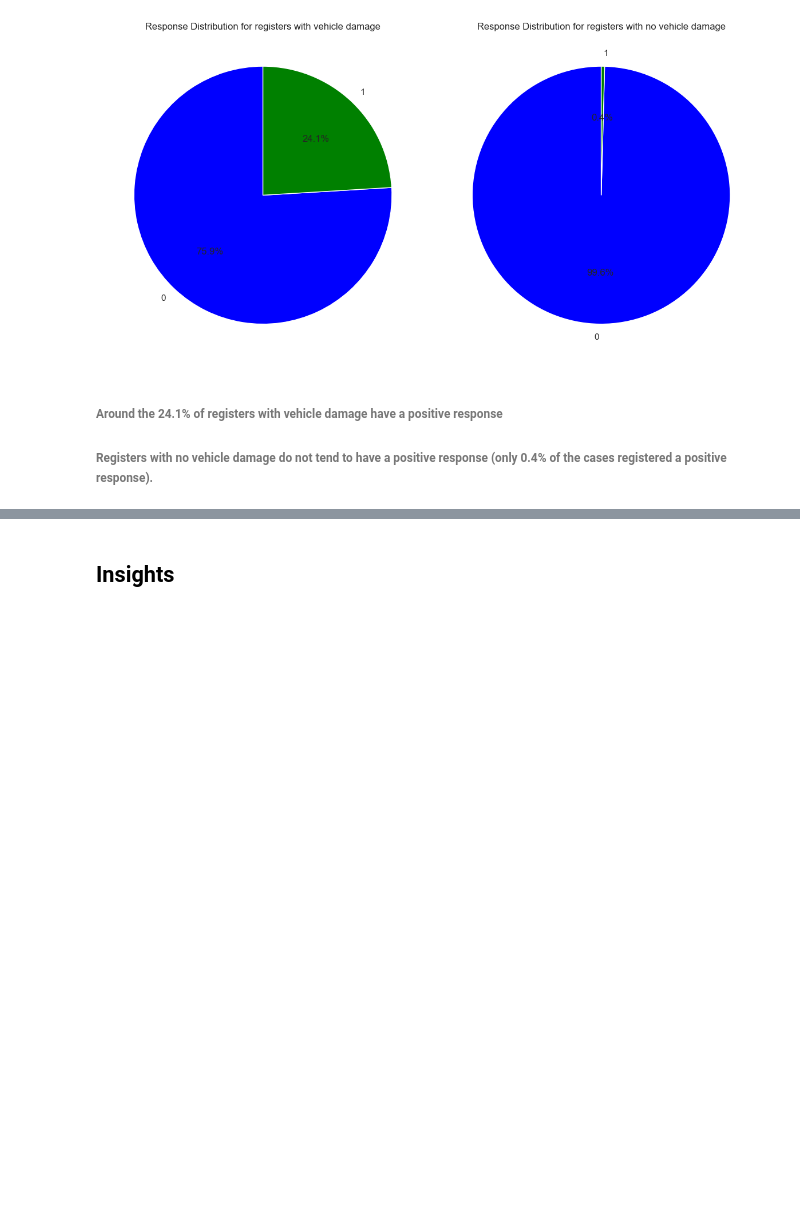
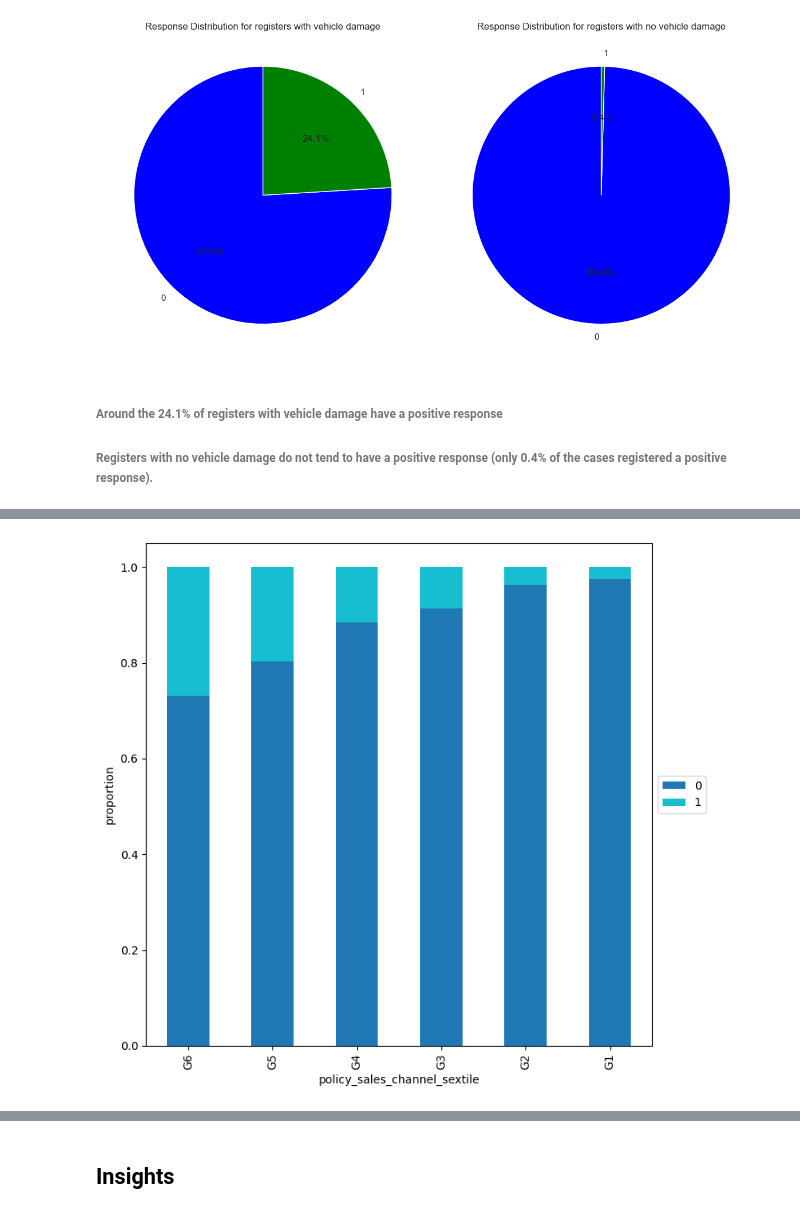
Before and after one commit to miguelazue/insurance-cross-selling, a Jupyter notebook: data_exploration.ipynb, the cells around one changed output, grey strips where cells are left out. Cells and saved outputs as stored; diff of their text form; code cells hidden in the pictures; blank space fills up the shorter version.

```diff
--- a/data_exploration.ipynb
+++ b/data_exploration.ipynb
@@ -326,0 +351,6 @@ plt.show()
+# %%
+# Sorting and identifying quartiles
+region_response_proportion = insurance_train_df.groupby('region_code')['response'].mean().reset_index()
+region_response_proportion = region_response_proportion.sort_values(by='response')
+region_response_proportion['region_quartile'] = pd.qcut(region_response_proportion['response'], 4, labels=['Q1', 'Q2', 'Q3', 'Q4'])
+region_response_proportion
@@ -326,0 +399,6 @@ plt.show()
+# %%
+# Sorting and identifying sextiles
+channel_response_proportion = insurance_train_df.groupby('policy_sales_channel')['response'].mean().reset_index()
+channel_response_proportion = channel_response_proportion.sort_values(by='response')
+channel_response_proportion['channel_sextile'] = pd.qcut(channel_response_proportion['response'], 6, labels=['G1', 'G2', 'G3', 'G4','G5','G6'])
+channel_response_proportion
@@ -326,0 +421,13 @@ plt.show()
+# %%
+insurance_train_df = insurance_train_df.merge(
+    channel_response_proportion[['policy_sales_channel', 'channel_sextile']],
+    on='policy_sales_channel',
+    how='left'
+)
+
+insurance_train_df = insurance_train_df.merge(
+    region_response_proportion[['region_code', 'region_quartile']],
+    on='region_code',
+    how='left'
+)
+insurance_train_df
@@ -326,0 +448,22 @@ plt.show()
+# %%
+# Graph with sextiles
+cross_tab_prop = pd.crosstab(index=insurance_train_df['channel_sextile'],
+                             columns=insurance_train_df['response'],
+                             normalize="index")
+# select sorting key
+sorting_key = cross_tab_prop[0]
+
+# Sort the crosstab DataFrame by the sorting key
+cross_tab_prop_sorted = cross_tab_prop.loc[sorting_key.sort_values().index]
+
+cross_tab_prop_sorted.plot(kind='bar',
+                    stacked=True,
+                    colormap='tab10',
+                    figsize=(8, 8))
+
+plt.legend(loc="center left",bbox_to_anchor=(1, 0.5))
+plt.xlabel("policy_sales_channel_sextile")
+plt.ylabel("proportion")
+plt.show()
+# %% [output]
+[figure, added]
```
Also changed, not shown: parts of 11 cells of this notebook, 3 other files.
